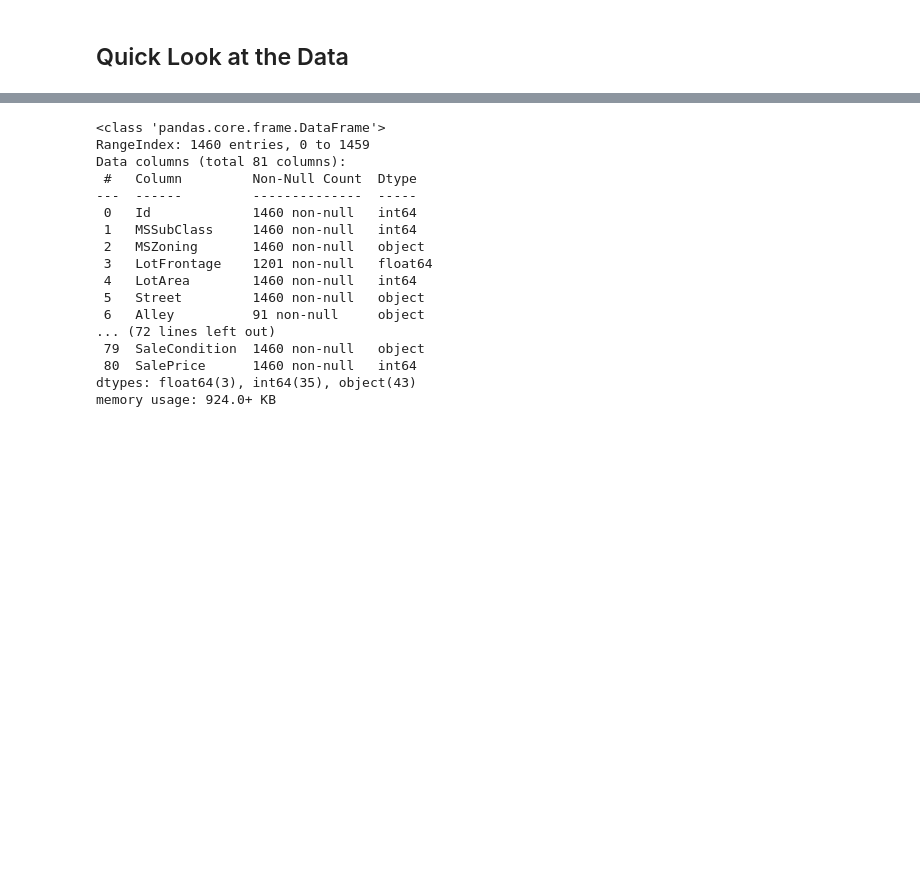
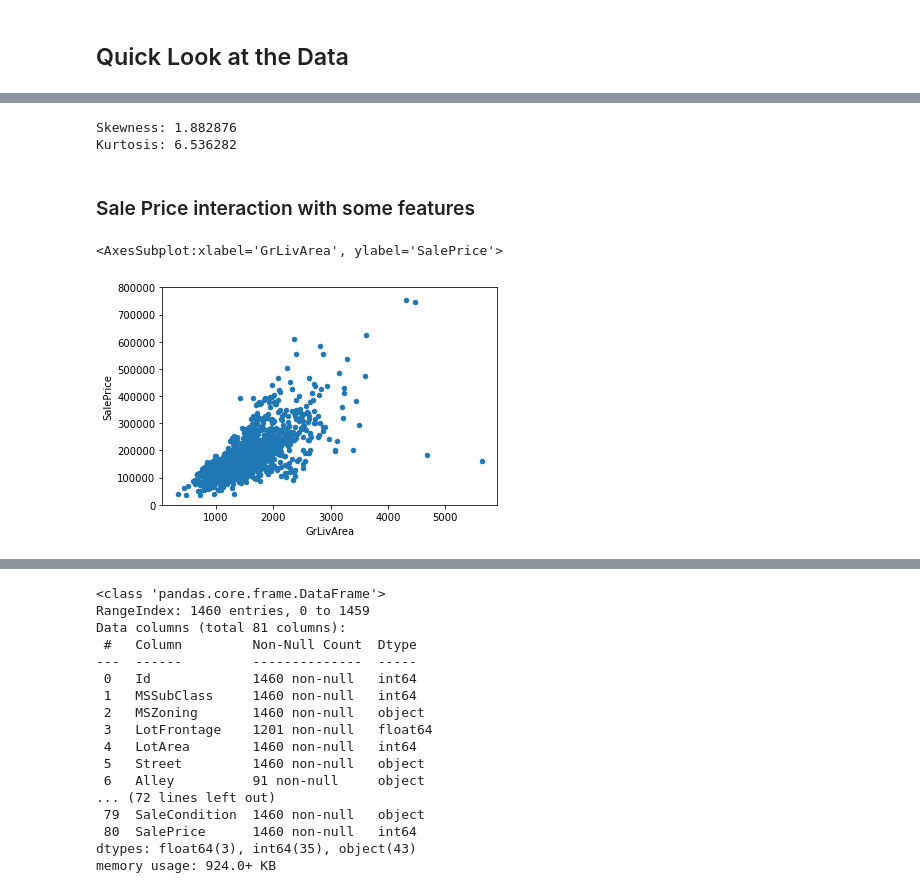
Before and after one commit to TiagoOliveira98/HousePrices, a Jupyter notebook: main.ipynb, the cells around one changed output, grey strips where cells are left out. Cells and saved outputs as stored; diff of their text form; code cells hidden in the pictures; blank space fills up the shorter version.

```diff
--- a/main.ipynb
+++ b/main.ipynb
@@ -24,0 +97,17 @@ train_df.head()
+# %%
+#skewness and kurtosis
+print("Skewness: %f" % train_df['SalePrice'].skew())
+print("Kurtosis: %f" % train_df['SalePrice'].kurt())
+# %% [output]
+Skewness: 1.882876
+Kurtosis: 6.536282
+# %% [markdown]
+<h3>Sale Price interaction with some features
+# %%
+#scatter plot grlivarea/saleprice
+var = 'GrLivArea'
+data = pd.concat([train_df['SalePrice'], train_df[var]], axis=1)
+data.plot.scatter(x=var, y='SalePrice', ylim=(0,800000))
+# %% [output]
+<AxesSubplot:xlabel='GrLivArea', ylabel='SalePrice'>
+[figure, added]
```
Also changed, not shown: parts of 37 cells of this notebook.
